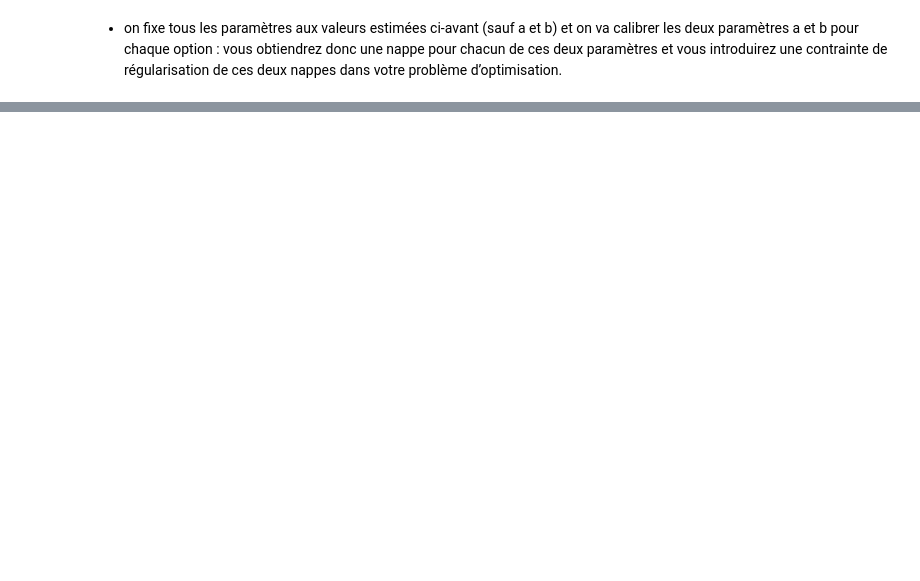
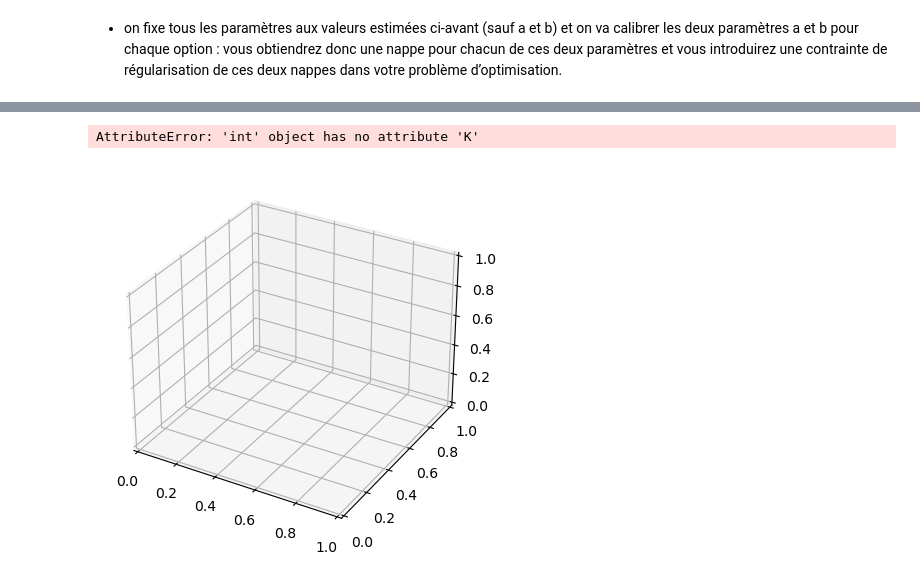
Before and after one commit to theomdvn/Calibration, a Jupyter notebook: Projet-Cal2.ipynb, the cells around one changed output, grey strips where cells are left out. Drawn from its saved outputs; the diff is of its cells as text; code cells hidden in the pictures; blank space fills up the shorter version.

```diff
--- a/Projet-Cal2.ipynb
+++ b/Projet-Cal2.ipynb
@@ -282,0 +296,5 @@ Market Price = 6.46, Difference = 5.37
+# %%
+for strike,vol,market_price in zip(data["strikes"],data["implied_vol"],data["prices"]):
+    option_price_mc = valorisation_MC(S, strike, T, r, 252, vol, 10000)
+    print(f"Prix par simulation de Monte Carlo pour K = {strike}, Sigma = {vol:.2f} : {option_price_mc:.2f}")
+    print(f"Market Price = {market_price:.2f}, Difference = {abs(option_price_mc-market_price):.2f}")
@@ -324,0 +379,9 @@ Valorisation de l'option par Monte Carlo: 2.1500708134169906
+# %%
+# Paramètres du modèle SVI (à remplacer par vos propres paramètres)
+calibrated_params = [ 1.31037559e-01,  1.84852425e-02 ,-3.89813515e-01,  9.77848385e+01 ,1.65244084e+00]
+
+# Valorisation de l'option par Monte Carlo
+for strike,price in zip(data["strikes"],data["prices"]):
+    option_value_mc = valorisation_MC(S, calibrated_params,r, 10000, 252, strike, 1)
+    print(f"Prix par simulation de Monte Carlo pour K = {strike} : {option_value_mc:.2f}")
+    print(f"Market Price = {price:.2f}, Difference = {abs(option_value_mc-price):.2f}")
@@ -367,0 +556,52 @@ votre problème d’optimisation.
+# %%
+from scipy.optimize import least_squares
+
+def svi(param, calibrated_params, x):
+    a, b = param
+    rho, m, sigma = calibrated_params[2:5]
+    return a + b * (rho * (x - m) + np.sqrt((x - m) ** 2 + sigma ** 2))
+
+# Liste des options et des prix du marché
+strikes = data["strikes"]
+market_prices = data["prices"]
+vol_market= data["implied_vol"]
+
+# Fonction d'erreur pour l'optimisation
+
+def cost_function(param, calibrated_params, strikes, vols_market,market_price):
+    vols_model = svi(param,calibrated_params, strikes)
+    model_price = black_scholes_call_price(S,T,strikes,r, vols_model)
+    return np.sum((model_price - market_price) ** 2)
+
+
+# Estimation des paramètres a et b pour chaque option
+a_values = []
+b_values = []
+for option, market_price in zip(options, market_prices):
+    res = least_squares(cost_function, [0.1, 0.1], args=(calibrated_params,strikes,vol_market,market_price))
+    a, b = res.x
+    a_values.append(a)
+    b_values.append(b)
+
+# Visualisation des résultats
+import matplotlib.pyplot as plt
+from mpl_toolkits.mplot3d import Axes3D
+
+fig = plt.figure()
+ax = fig.add_subplot(111, projection='3d')
+ax.scatter([option.K for option in options], [m for maturite in strikes], a_values)
+ax.set_xlabel('Strike Price')
+ax.set_ylabel('Time to Maturity')
+ax.set_zlabel('Parameter a')
+plt.show()
+
+fig = plt.figure()
+ax = fig.add_subplot(111, projection='3d')
+ax.scatter([strikes.K for option in options], [strikes.T for option in strikes], b_values)
+ax.set_xlabel('Strike Price')
+ax.set_ylabel('Time to Maturity')
+ax.set_zlabel('Parameter b')
+plt.show()
+# %% [output]
+AttributeError: 'int' object has no attribute 'K'
+[figure, added]
```
Also changed, not shown: parts of 13 cells of this notebook.
